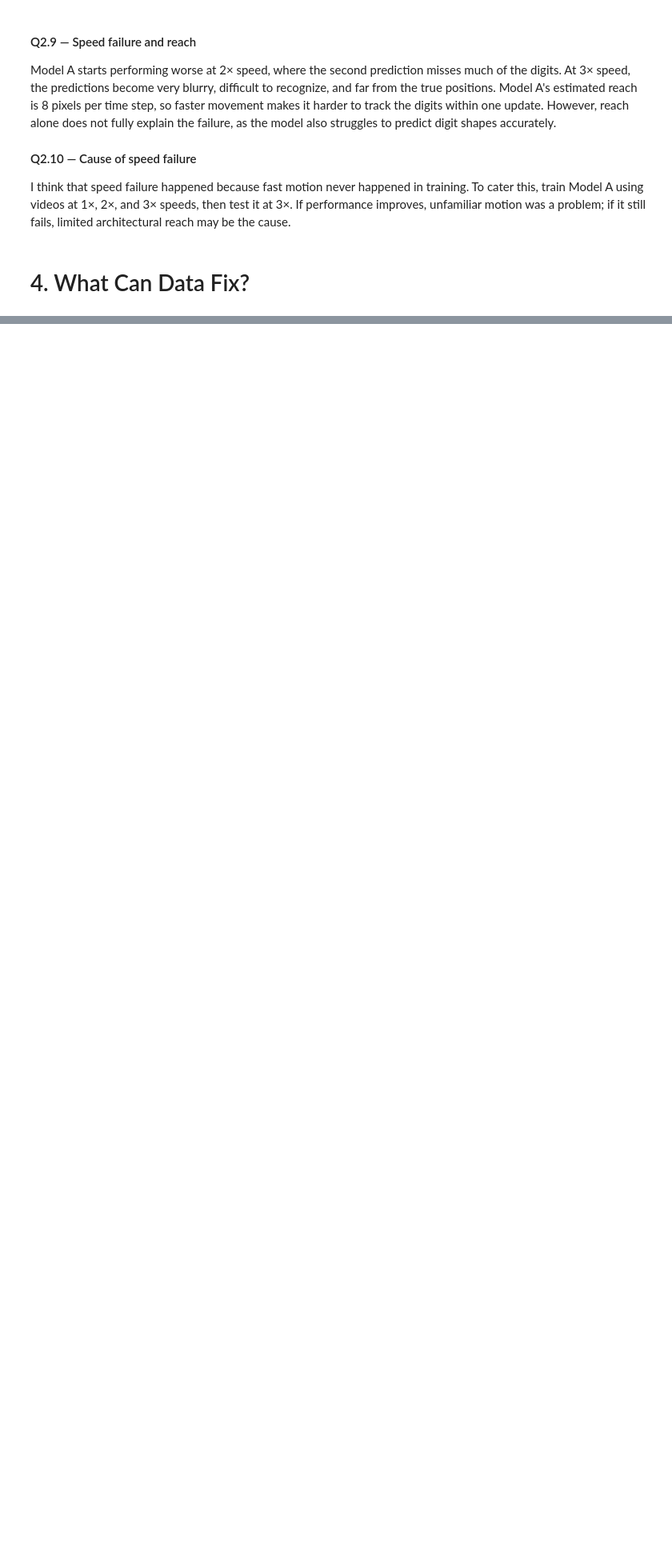
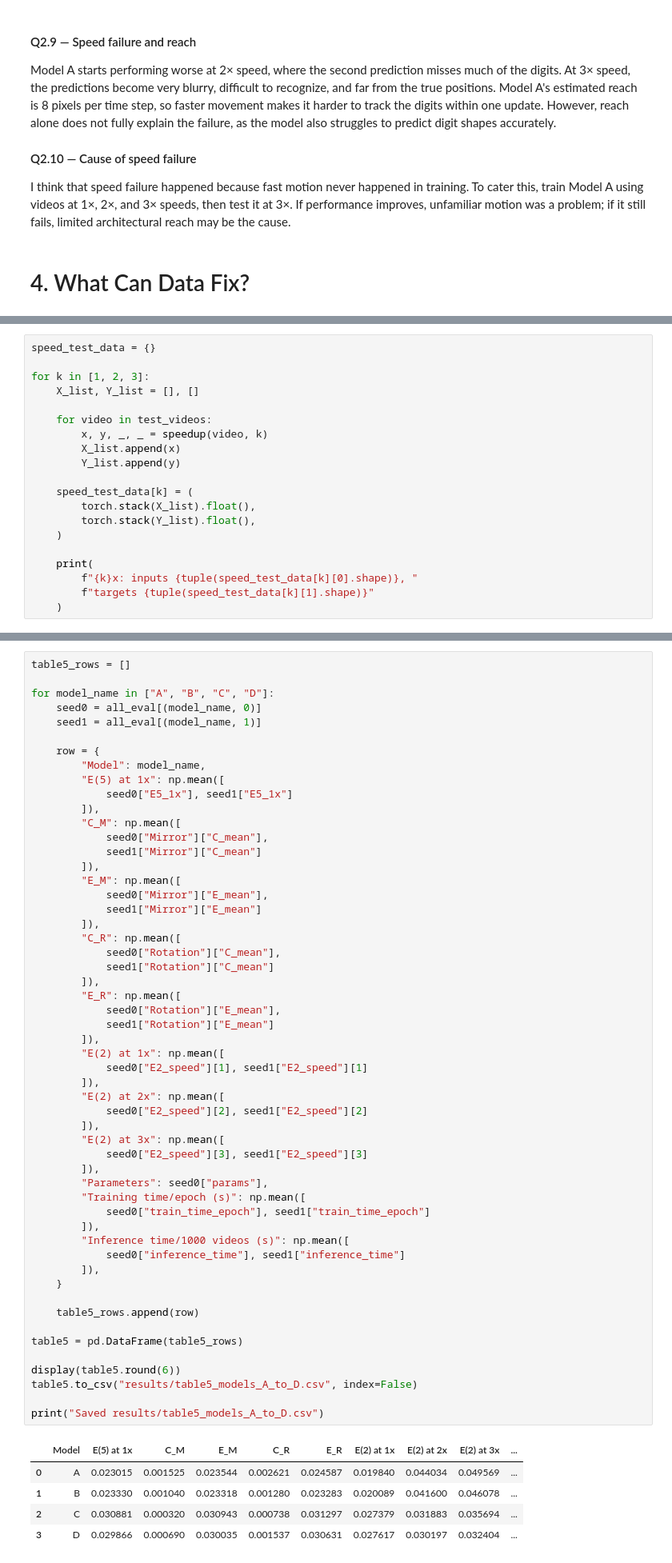
Before and after one commit to obaidhsn/25280049_Assignment2_DL4STG, a Jupyter notebook: 25280049_Question2.ipynb, the cells around one changed output, grey strips where cells are left out. Shown at 80% size. Cells and saved outputs as stored; diff of their text form; blank space fills up the shorter version.

```diff
--- a/25280049_Question2.ipynb
+++ b/25280049_Question2.ipynb
@@ -1488,0 +1713,20 @@ I think that speed failure happened because fast motion never happened in traini
+# %%
+speed_test_data = {}
+
+for k in [1, 2, 3]:
+    X_list, Y_list = [], []
+
+    for video in test_videos:
+        x, y, _, _ = speedup(video, k)
+        X_list.append(x)
+        Y_list.append(y)
+
+    speed_test_data[k] = (
+        torch.stack(X_list).float(),
+        torch.stack(Y_list).float(),
+    )
+
+    print(
+        f"{k}x: inputs {tuple(speed_test_data[k][0].shape)}, "
+        f"targets {tuple(speed_test_data[k][1].shape)}"
+    )
@@ -1488,0 +1810,60 @@ I think that speed failure happened because fast motion never happened in traini
+# %%
+table5_rows = []
+
+for model_name in ["A", "B", "C", "D"]:
+    seed0 = all_eval[(model_name, 0)]
+    seed1 = all_eval[(model_name, 1)]
+
+    row = {
+        "Model": model_name,
+        "E(5) at 1x": np.mean([
+            seed0["E5_1x"], seed1["E5_1x"]
+        ]),
+        "C_M": np.mean([
+            seed0["Mirror"]["C_mean"],
+            seed1["Mirror"]["C_mean"]
+        ]),
+        "E_M": np.mean([
+            seed0["Mirror"]["E_mean"],
+            seed1["Mirror"]["E_mean"]
+        ]),
+        "C_R": np.mean([
+            seed0["Rotation"]["C_mean"],
+            seed1["Rotation"]["C_mean"]
+        ]),
+        "E_R": np.mean([
+            seed0["Rotation"]["E_mean"],
+            seed1["Rotation"]["E_mean"]
+        ]),
+        "E(2) at 1x": np.mean([
+            seed0["E2_speed"][1], seed1["E2_speed"][1]
+        ]),
+        "E(2) at 2x": np.mean([
+            seed0["E2_speed"][2], seed1["E2_speed"][2]
+        ]),
+        "E(2) at 3x": np.mean([
+            seed0["E2_speed"][3], seed1["E2_speed"][3]
+        ]),
+        "Parameters": seed0["params"],
+        "Training time/epoch (s)": np.mean([
+            seed0["train_time_epoch"], seed1["train_time_epoch"]
+        ]),
+        "Inference time/1000 videos (s)": np.mean([
+            seed0["inference_time"], seed1["inference_time"]
+        ]),
+    }
+
+    table5_rows.append(row)
+
+table5 = pd.DataFrame(table5_rows)
+
+display(table5.round(6))
+table5.to_csv("results/table5_models_A_to_D.csv", index=False)
+
+print("Saved results/table5_models_A_to_D.csv")
+# %% [output]
+|  | Model | E(5) at 1x | C_M | E_M | C_R | E_R | E(2) at 1x | E(2) at 2x | E(2) at 3x | ... |
+| 0 | A | 0.023015 | 0.001525 | 0.023544 | 0.002621 | 0.024587 | 0.019840 | 0.044034 | 0.049569 | ... |
+| 1 | B | 0.023330 | 0.001040 | 0.023318 | 0.001280 | 0.023283 | 0.020089 | 0.041600 | 0.046078 | ... |
+| 2 | C | 0.030881 | 0.000320 | 0.030943 | 0.000738 | 0.031297 | 0.027379 | 0.031883 | 0.035694 | ... |
+| 3 | D | 0.029866 | 0.000690 | 0.030035 | 0.001537 | 0.030631 | 0.027617 | 0.030197 | 0.032404 | ... |
```
Also changed, not shown: parts of 53 cells of this notebook, 20 other files.
